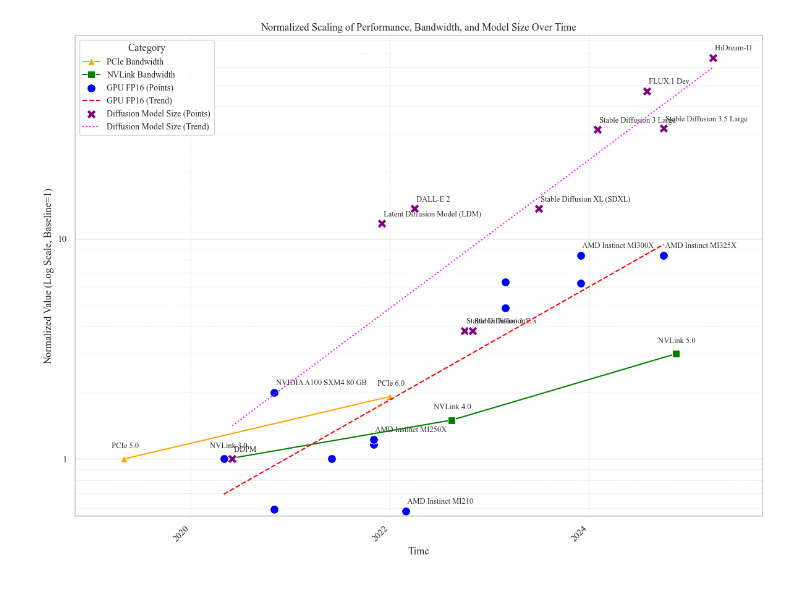
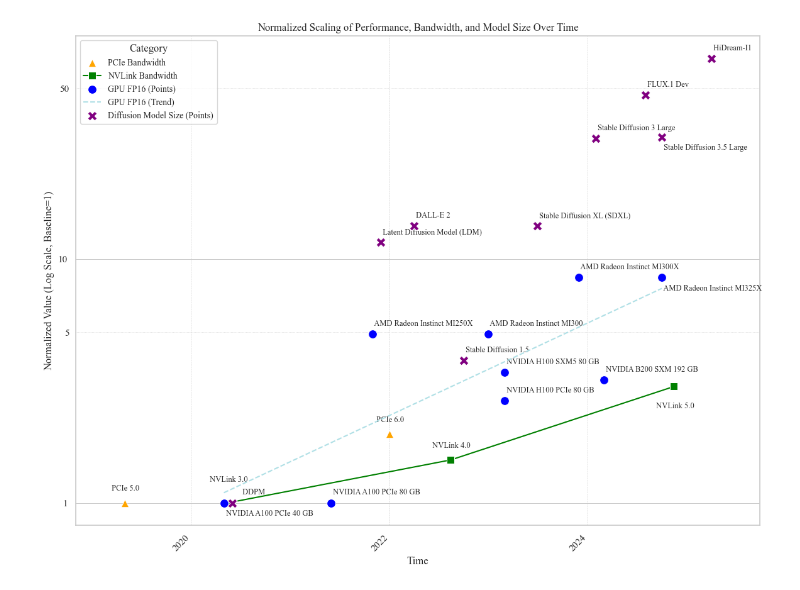
Before and after one commit to Cobalt-27/CompactFusion, a Jupyter notebook: compact_plot/other_plot/compu_commu.ipynb, the cells around one changed output. Cells and saved outputs as stored; diff of their text form; code cells hidden in the pictures.

Commit message:
comm-vs-comp plot

```diff
--- a/compact_plot/other_plot/compu_commu.ipynb
+++ b/compact_plot/other_plot/compu_commu.ipynb
@@ -18,7 +18,7 @@ matplotlib.rcParams['mathtext.fontset'] = 'stix'
 
 
 
-gpu_perf_file_path = 'compu.csv'
+gpu_perf_file_path = 'compu2.csv'
 pcie_file_path = 'PCIE.csv'
 nvlink_file_path = 'NVLink.csv'
 model_file_path = 'model.csv'
@@ -39,13 +39,15 @@ try:
     df_gpu['Year'] = df_gpu['Time'].dt.year
     # Handle cases where a year might be missing data for the chosen gpu_col
     valid_gpu_perf = df_gpu.dropna(subset=[gpu_col])
-    if not valid_gpu_perf.empty:
-        idx_max_tflops_per_year = valid_gpu_perf.loc[valid_gpu_perf.groupby('Year')[gpu_col].idxmax()].index
-        df_gpu['ShowLabel'] = False
-        df_gpu.loc[idx_max_tflops_per_year, 'ShowLabel'] = True
-    else:
-        df_gpu['ShowLabel'] = False # If no valid data, show no labels
-        print(f"Warning: No valid data found for column '{gpu_col}' in GPU file.")
+    df_gpu['ShowLabel'] = True
+
+    # if not valid_gpu_perf.empty:
+    #     idx_max_tflops_per_year = valid_gpu_perf.loc[valid_gpu_perf.groupby('Year')[gpu_col].idxmax()].index
+    #     df_gpu['ShowLabel'] = False
+    #     df_gpu.loc[idx_max_tflops_per_year, 'ShowLabel'] = True
+    # else:
+    #     df_gpu['ShowLabel'] = False # If no valid data, show no labels
+    #     print(f"Warning: No valid data found for column '{gpu_col}' in GPU file.")
 
 
     df_gpu = df_gpu.sort_values(by='Time')
@@ -228,7 +230,8 @@ else:
         df_nvlink_plot = df_combined[df_combined['Category'] == 'NVLink Bandwidth (GB/s)'].copy()
 
         if not df_pcie_plot.empty:
-            sns.lineplot(data=df_pcie_plot, x='Time', y='Normalized Value', marker='^', markersize=8, linestyle='-', ax=ax, label='PCIe Bandwidth', color='orange', zorder=3)
+            # sns.lineplot(data=df_pcie_plot, x='Time', y='Normalized Value', marker='^', markersize=8, linestyle='-', ax=ax, label='PCIe Bandwidth', color='orange', zorder=3)
+            sns.scatterplot(data=df_pcie_plot, x='Time', y='Normalized Value', marker='^', s=80, ax=ax, label='PCIe Bandwidth', color='orange', zorder=3)
         if not df_nvlink_plot.empty:
             sns.lineplot(data=df_nvlink_plot, x='Time', y='Normalized Value', marker='s', markersize=8, linestyle='-', ax=ax, label='NVLink Bandwidth', color='green', zorder=4)
 
@@ -254,7 +257,8 @@ else:
                         log_normalized_value_trend = m * time_for_trend + c
                         normalized_value_trend = 10**log_normalized_value_trend
                         dates_for_trend = mdates.num2date(time_for_trend)
-                        ax.plot(dates_for_trend, normalized_value_trend, linestyle='--', color='red', label='GPU FP16 (Trend)', zorder=5)
+                        # ax.plot(dates_for_trend, normalized_value_trend, linestyle='--', color='red', label='GPU FP16 (Trend)', zorder=5)
+                        ax.plot(dates_for_trend, normalized_value_trend, linestyle='--', color='blue', label='GPU FP16 (Trend)', zorder=5)
                     else:
                         print("GPU数据中有效有限点不足(<=1)，无法绘制趋势线。")
                 except Exception as fit_e:
@@ -272,32 +276,37 @@ else:
 
             time_numeric_model = mdates.date2num(df_model_plot['Time'])
             valid_indices_model = (df_model_plot['Normalized Value'] > 0).values # Ensure boolean array
-            if valid_indices_model.sum() > 1:
-                try:
-                     # Use only valid, finite values for polyfit
-                    valid_time_model = time_numeric_model[valid_indices_model]
-                    valid_log_values_model = np.log10(df_model_plot['Normalized Value'][valid_indices_model])
-                    finite_mask_model = np.isfinite(valid_time_model) & np.isfinite(valid_log_values_model)
 
-                    if finite_mask_model.sum() > 1:
-                        m_model, c_model = np.polyfit(valid_time_model[finite_mask_model], valid_log_values_model[finite_mask_model], 1)
-                        time_for_trend_model = np.linspace(time_numeric_model.min(), time_numeric_model.max(), 100)
-                        log_normalized_value_trend_model = m_model * time_for_trend_model + c_model
-                        normalized_value_trend_model = 10**log_normalized_value_trend_model
-                        dates_for_trend_model = mdates.num2date(time_for_trend_model)
-                        ax.plot(dates_for_trend_model, normalized_value_trend_model, linestyle=':', color='magenta', label='Diffusion Model Size (Trend)', zorder=6) # Distinct line
-                    else:
-                        print("AI 模型数据中有效有限点不足(<=1)，无法绘制趋势线。")
-                except Exception as fit_e:
-                    print(f"AI 模型趋势线拟合时出错: {fit_e}")
-            else:
-                print("AI 模型数据点不足(<=1)或存在非正值，无法绘制趋势线。")
+            # if valid_indices_model.sum() > 1:
+            #     try:
+            #          # Use only valid, finite values for polyfit
+            #         valid_time_model = time_numeric_model[valid_indices_model]
+            #         valid_log_values_model = np.log10(df_model_plot['Normalized Value'][valid_indices_model])
+            #         finite_mask_model = np.isfinite(valid_time_model) & np.isfinite(valid_log_values_model)
+
+            #         if finite_mask_model.sum() > 1:
+            #             m_model, c_model = np.polyfit(valid_time_model[finite_mask_model], valid_log_values_model[finite_mask_model], 1)
+            #             time_for_trend_model = np.linspace(time_numeric_model.min(), time_numeric_model.max(), 100)
+            #             log_normalized_value_trend_model = m_model * time_for_trend_model + c_model
+            #             normalized_value_trend_model = 10**log_normalized_value_trend_model
+            #             dates_for_trend_model = mdates.num2date(time_for_trend_model)
+            #             ax.plot(dates_for_trend_model, normalized_value_trend_model, linestyle=':', color='magenta', label='Diffusion Model Size (Trend)', zorder=6) # Distinct line
+            #         else:
+            #             print("AI 模型数据中有效有限点不足(<=1)，无法绘制趋势线。")
+            #     except Exception as fit_e:
+            #         print(f"AI 模型趋势线拟合时出错: {fit_e}")
+            # else:
+            #     print("AI 模型数据点不足(<=1)或存在非正值，无法绘制趋势线。")
 
 
         # --- 设置图表属性 ---
 
         ax.set_yscale('log')
+        from matplotlib.ticker import LogLocator, ScalarFormatter
         ax.yaxis.set_major_formatter(ScalarFormatter())
+
+        ax.yaxis.set_minor_locator(LogLocator(base=10.0, subs=(5.0,))) # 在5、50、0.5等位置添加次要刻度
+        ax.yaxis.set_minor_formatter(ScalarFormatter())
         # Optional: Adjust y-axis limits if needed, e.g., start slightly above 0 for log scale
         # current_ylim = ax.get_ylim()
         # ax.set_ylim(bottom=max(0.1, current_ylim[0]), top=current_ylim[1])
@@ -319,39 +328,54 @@ else:
                      ha_align = 'center'
                      va_align = 'bottom' # Position label below line points
 
+                x_normal_scale = 0
+                y_normal_scale = 1.1
+                if row['Label'] == 'AMD Radeon Instinct MI325X':
+                    y_normal_scale = 0.9
+                if row['Label'] == 'NVLink 5.0':
+                    y_normal_scale = 0.8
+                if row['Label'] == 'NVIDIA A100 PCIe 40 GB':
+                    y_normal_scale = 0.9
+                if row['Label'] == 'Stable Diffusion 3.5 Large':
+                    y_normal_scale = 0.9
+                if row['Label'] == 'DDPM':
+                    x_normal_scale = 3
+                if row['Label'] == 'NVLink 3.0':
+                    y_normal_scale = 1.2
+
                 ax.text(
-                    row['Time'],
-                    row['Normalized Value'] * 1.1, # Plot text right at the point's y-value
+                    row['Time']+x_normal_scale*pd.Timedelta(days=10),
+                    row['Normalized Value']*y_normal_scale, # Plot text right at the point's y-value
                     ' ' + str(row['Label']), # Ensure Label is string
                     fontsize=9,
                     ha=ha_align,
                     va=va_align # Use adjusted vertical alignment
                     # transform=ax.transData # Ensure using data coordinates
                 )
 
         # Determine the overall date range from the combined data
         if not df_combined.empty:
             min_date = df_combined['Time'].min() - pd.Timedelta(days=180) # Add some padding
             max_date = df_combined['Time'].max() + pd.Timedelta(days=180)
             ax.set_xlim(min_date, max_date)
 
 
         # Format x-axis ticks for clarity
         ax.xaxis.set_major_locator(mdates.YearLocator(base=2)) # Tick every 2 years
         ax.xaxis.set_major_formatter(mdates.DateFormatter('%Y'))
         ax.xaxis.set_minor_locator(mdates.YearLocator()) # Minor ticks every year
 
 
         ax.set_title('Normalized Scaling of Performance, Bandwidth, and Model Size Over Time')
         ax.set_xlabel('Time')
         ax.set_ylabel('Normalized Value (Log Scale, Baseline=1)') # Clarify Y-axis
         plt.xticks(rotation=45, ha='right')
         ax.legend(title='Category', loc='upper left', fontsize='small') # Adjust legend font size
         ax.grid(True, which='major', axis='y', linestyle='-', linewidth=0.7) # Major grid Y
         ax.grid(True, which='minor', axis='y', linestyle=':', linewidth=0.5) # Minor grid Y
         ax.grid(True, which='major', axis='x', linestyle='--', linewidth=0.5) # Major grid X
 
         plt.tight_layout()
         plt.show()
 # %% [output]
-[figure, old version]
+[figure, new version]
```
Also changed, not shown: 3 other files.
